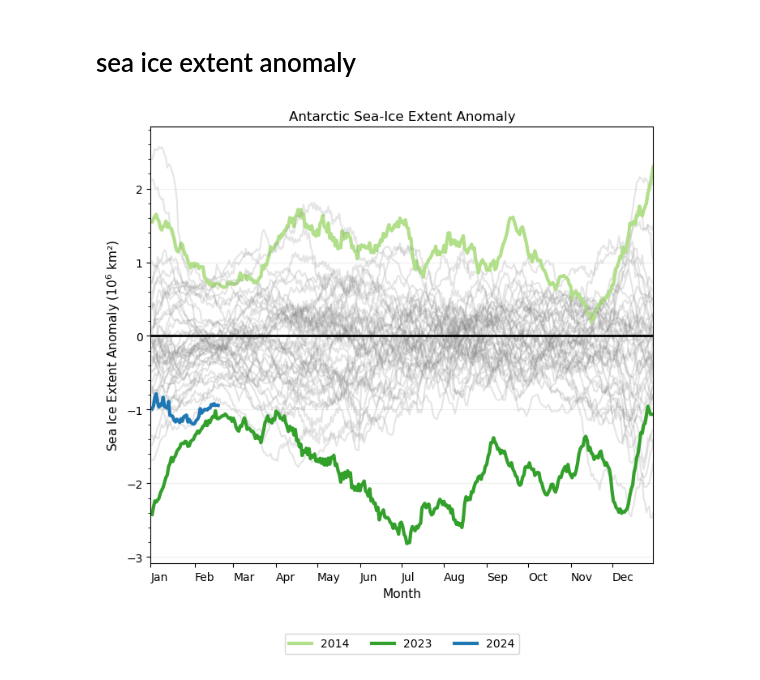
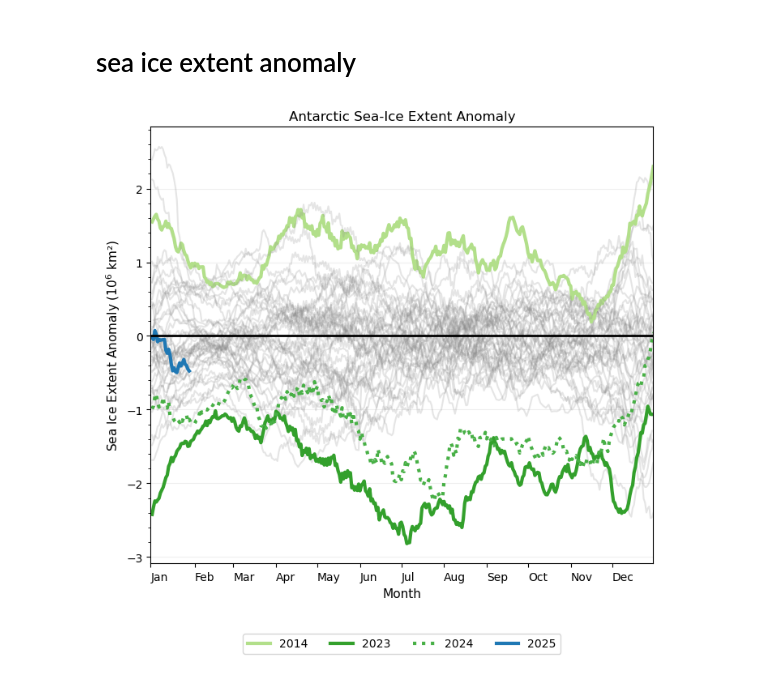
Before and after one commit to anton-seaice/sea-ice-plots, a Jupyter notebook: sea_ice_extent.ipynb, the cells around one changed output. Drawn from its saved outputs; the diff is of its cells as text; code cells hidden in the pictures.

```diff
--- a/sea_ice_extent.ipynb
+++ b/sea_ice_extent.ipynb
@@ -7,7 +7,8 @@ From the NSIDC Sea Ice Monthly historical - calculate climatogy and averages for
 CLIMAT_SLICE=slice('1981','2010')
 HIGH_YEAR=2014
 LOW_YEAR=2023
-YEAR=2024
+LLOW_YEAR=2024
+YEAR=2025
 # %%
 #useful py libraries
 import xarray as xr
@@ -73,22 +74,30 @@ for iYear in years_list:
         time=sie_da.time.dt.year.isin(iYear)
         )
 
+    ls = 'solid'
+    z=0
     if (iYear==HIGH_YEAR):
         c='#b2df8a'
         a=1
         l=str(HIGH_YEAR)
         lw=3
     elif (iYear==LOW_YEAR):
-        c='#33a02c'
-        # c='#b2df8a'
+        c='#288022'
         a=1
         l=str(LOW_YEAR)
         lw=3
+    elif (iYear==LLOW_YEAR):
+        c='#48b046'
+        a=1
+        l=str(LLOW_YEAR)
+        lw=2
+        ls='--'
     elif (iYear==YEAR):
         c='#1f78b4'
         a=1
         l=YEAR
         lw=3
+        z=20
     else:
         c='grey'
         a=0.2
@@ -101,11 +110,13 @@ for iYear in years_list:
         alpha=a,
         color=c,
         label=l,
-        linewidth=lw
+        linewidth=lw,
+        linestyle=ls,
+        zorder=z
     )
 
 #mean
-sie_mean_da.plot(label='1981-2010 Mean', color='black', lw=2)
+sie_mean_da.plot(label='1981-2010 Mean', color='black', lw=2, zorder=10)
 
 ax=plt.gca()
 ax.minorticks_on()
@@ -125,7 +136,7 @@ plt.xticks(
 plt.xlabel('Month', fontdict={'fontsize':11})
 plt.xlim(0,365)
 
-plt.legend(loc='lower center', bbox_to_anchor=(0.5, -0.22), ncol=4)
+plt.legend(loc='lower center', bbox_to_anchor=(0.5, -0.22), ncol=3)
 
 plt.title('Antarctic Sea-Ice Extent', fontdict={'fontsize':12})
 date_str=str(sie_da.time[-1].values)[:10]
@@ -147,7 +158,7 @@ for iYear in years_list:
     i_da=sie_anom_da.sel(
         time=sie_anom_da.time.dt.year.isin(iYear)
         )
-
+    ls='solid'
     if (iYear==HIGH_YEAR):
         c='#b2df8a'
         a=1
@@ -159,6 +170,12 @@ for iYear in years_list:
         a=1
         l=str(LOW_YEAR)
         lw=3
+    elif (iYear==LLOW_YEAR):
+        c='#48b046'
+        a=1
+        l=str(LLOW_YEAR)
+        lw=3
+        ls=':'
     elif (iYear==YEAR):
         c='#1f78b4'
         a=1
@@ -176,37 +193,38 @@ for iYear in years_list:
         alpha=a,
         color=c,
         label=l,
-        linewidth=lw
+        linewidth=lw,
+        linestyle=ls
     )
 
 #0 line
 plt.hlines(0,0,366, color='black', lw=2)
 
 ax=plt.gca()
 ax.minorticks_on()
 ax.tick_params(axis='x', which='minor', bottom=False)
 plt.grid(visible=True, which='major', axis='y', linestyle='-', alpha=0.2)
 
 # plt.yticks(
 #     ticks=[0, 5, 10, 15, 20],
 #     labels=['0','5','10','15','20']
 # )
 plt.ylabel('Sea Ice Extent Anomaly (10$^{6}$ km\u00b2)', fontdict={'fontsize':11})
 plt.xticks(
     ticks=DOY_MONTH_START,
     labels=MONTHS,
     ha='left'
 )
 plt.xlabel('Month', fontdict={'fontsize':11})
 plt.xlim(0,365)
 
 plt.legend(loc='lower center', bbox_to_anchor=(0.5, -0.22), ncol=4)
 
 plt.title('Antarctic Sea-Ice Extent Anomaly', fontdict={'fontsize':12})
 date_str=str(sie_da.time[-1].values)[:10]
 plt.savefig(f'ant_sie_anom_timeseries_{date_str}.svg',bbox_inches='tight' )
 plt.savefig(f'ant_sie_anom_timeseries_{date_str}.png',bbox_inches='tight' )
 
 plt.show()
 # %% [output]
-[figure, old version]
+[figure, new version]
```
Also changed, not shown: parts of 3 cells of this notebook.
